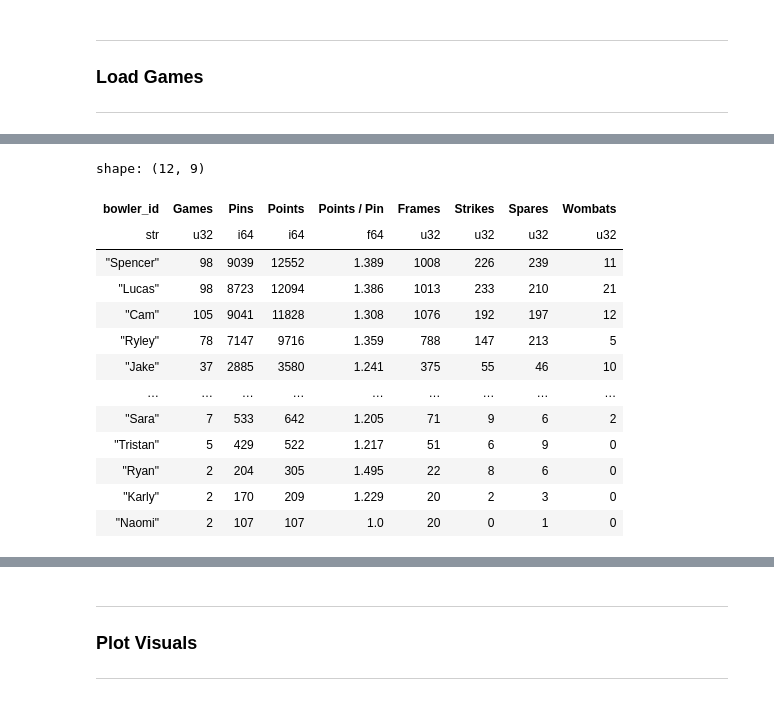
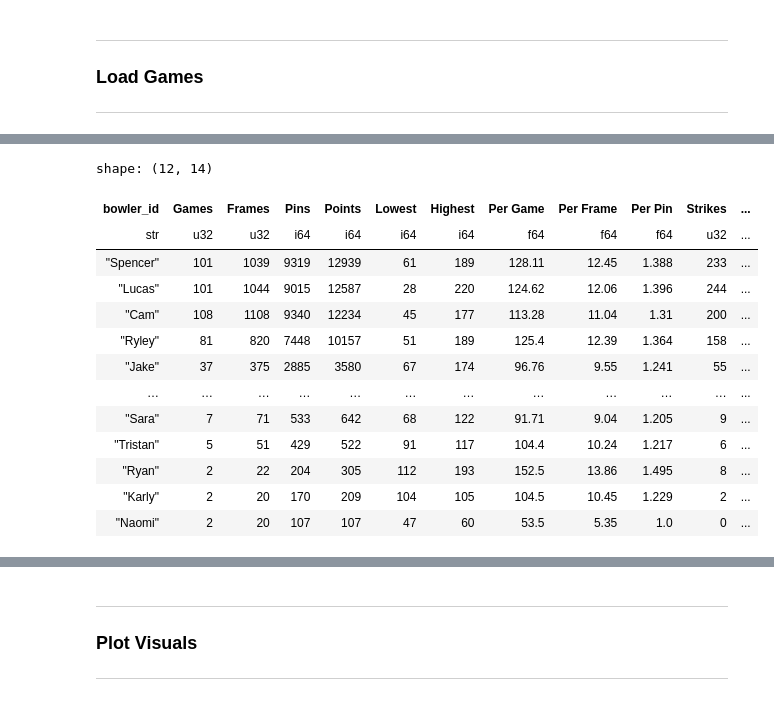
Before and after one commit to lucas-nelson-uiuc/pinsdb, a Jupyter notebook: test.ipynb, the cells around one changed output, grey strips where cells are left out. Saved outputs shown, nothing was run; the diff lists cells and outputs as text; code cells hidden in the pictures.

```diff
--- a/test.ipynb
+++ b/test.ipynb
@@ -10,6 +10,9 @@ import polars as pl
 from pinsdb.namespace.expressions import Bowling
 # %%
 all_games = Game.load_games()
+all_games = sorted(
+    Game.load_games(), key=lambda g: (g.date, g.game_id, g.bowler.bowler_id)
+)
 bowler_frame = (
     pl.DataFrame([attrs.asdict(game) for game in all_games])
     .with_columns(pl.col("bowler").struct.field("bowler_id"))
@@ -20,76 +24,97 @@ bowler_frame = (
 # %%
 import attrs
 import polars as pl
+from polars import selectors as cs
 
 from pinsdb.namespace.expressions import Bowling
+
+scoring_columns = ["Pins", "Points", "Lowest", "Highest"]
+rates_columns = ["Per Game", "Per Frame", "Per Pin"]
+frequency_columns = ["Strikes", "Spares", "Wombats", "Gutters"]
+
+n_recent_games: int = 50
+col_recent_games: str = f"Recent Games ({n_recent_games:,})"
 
 
 bowler_frame = (
     pl.DataFrame([attrs.asdict(game) for game in all_games])
     .with_columns(pl.col("bowler").struct.field("bowler_id"))
+    .sort("date", "game_id")
     .drop("bowler")
 )
 
 frames_data = (
-    bowler_frame
-    .with_columns(
-        pl.col("throws").bowling.construct_frames()
-    )
+    bowler_frame.with_columns(pl.col("throws").bowling.construct_frames())
     .explode("frames")
     .drop("throws")
     .with_columns(
+        pl.col("frames").bowling.is_gutter(),
         pl.col("frames").bowling.is_strike(),
         pl.col("frames").bowling.is_spare(),
         pl.col("frames").bowling.is_wombat(),
     )
 )
 
 summary_detection_table = (
-    frames_data
-    .group_by("bowler_id")
+    frames_data.group_by("bowler_id")
     .agg(
         pl.col("frames").count().alias("Frames"),
         pl.col("is_strike").sum().alias("Strikes"),
         pl.col("is_spare").sum().alias("Spares"),
         pl.col("is_wombat").sum().alias("Wombats"),
+        pl.col("is_gutter").sum().alias("Gutters"),
     )
     .sort("Strikes", "Spares", "Wombats", descending=True)
 )
 
 summary_statistics_table = (
-    bowler_frame
-    .with_columns(
+    bowler_frame.with_columns(
         pl.col("throws").bowling.compute_score(),
         pl.col("throws").list.sum().alias("pins"),
     )
     .group_by("bowler_id")
     .agg(
         pl.col("pins").count().alias("Games"),
         pl.col("pins").sum().alias("Pins"),
         pl.col("score").sum().alias("Points"),
+        pl.col("score").min().alias("Lowest"),
+        pl.col("score").max().alias("Highest"),
+        pl.col("score").tail(n_recent_games).alias(col_recent_games),
     )
-    .with_columns(
-        (pl.col("Points") / pl.col("Pins")).round(3).alias("Points / Pin")
-    )
-    .sort("Points / Pin", descending=True)
 )
 
-summary_table = summary_statistics_table.join(summary_detection_table, on="bowler_id").sort("Points", descending=True)
+summary_table = (
+    summary_statistics_table.join(summary_detection_table, on="bowler_id")
+    .with_columns(
+        (pl.col("Points") / pl.col("Games")).round(2).alias("Per Game"),
+        (pl.col("Points") / pl.col("Frames")).round(2).alias("Per Frame"),
+        (pl.col("Points") / pl.col("Pins")).round(3).alias("Per Pin"),
+    )
+    .sort("Points", descending=True)
+    .select(
+        "bowler_id",
+        "Games",
+        "Frames",
+        *scoring_columns,
+        *rates_columns,
+        *frequency_columns,
+    )  # , col_recent_games)
+)
 summary_table
 # %% [output]
-shape: (12, 9)
+shape: (12, 14)
-| bowler_id | Games | Pins | Points | Points / Pin | Frames | Strikes | Spares | Wombats |
-| str | u32 | i64 | i64 | f64 | u32 | u32 | u32 | u32 |
-| "Spencer" | 98 | 9039 | 12552 | 1.389 | 1008 | 226 | 239 | 11 |
-| "Lucas" | 98 | 8723 | 12094 | 1.386 | 1013 | 233 | 210 | 21 |
-| "Cam" | 105 | 9041 | 11828 | 1.308 | 1076 | 192 | 197 | 12 |
-| "Ryley" | 78 | 7147 | 9716 | 1.359 | 788 | 147 | 213 | 5 |
-| "Jake" | 37 | 2885 | 3580 | 1.241 | 375 | 55 | 46 | 10 |
-| … | … | … | … | … | … | … | … | … |
-| "Sara" | 7 | 533 | 642 | 1.205 | 71 | 9 | 6 | 2 |
-| "Tristan" | 5 | 429 | 522 | 1.217 | 51 | 6 | 9 | 0 |
-| "Ryan" | 2 | 204 | 305 | 1.495 | 22 | 8 | 6 | 0 |
-| "Karly" | 2 | 170 | 209 | 1.229 | 20 | 2 | 3 | 0 |
-| "Naomi" | 2 | 107 | 107 | 1.0 | 20 | 0 | 1 | 0 |
+| bowler_id | Games | Frames | Pins | Points | Lowest | Highest | Per Game | Per Frame | Per Pin | Strikes | ... |
+| str | u32 | u32 | i64 | i64 | i64 | i64 | f64 | f64 | f64 | u32 | ... |
+| "Spencer" | 101 | 1039 | 9319 | 12939 | 61 | 189 | 128.11 | 12.45 | 1.388 | 233 | ... |
+| "Lucas" | 101 | 1044 | 9015 | 12587 | 28 | 220 | 124.62 | 12.06 | 1.396 | 244 | ... |
+| "Cam" | 108 | 1108 | 9340 | 12234 | 45 | 177 | 113.28 | 11.04 | 1.31 | 200 | ... |
+| "Ryley" | 81 | 820 | 7448 | 10157 | 51 | 189 | 125.4 | 12.39 | 1.364 | 158 | ... |
+| "Jake" | 37 | 375 | 2885 | 3580 | 67 | 174 | 96.76 | 9.55 | 1.241 | 55 | ... |
+| … | … | … | … | … | … | … | … | … | … | … | ... |
+| "Sara" | 7 | 71 | 533 | 642 | 68 | 122 | 91.71 | 9.04 | 1.205 | 9 | ... |
+| "Tristan" | 5 | 51 | 429 | 522 | 91 | 117 | 104.4 | 10.24 | 1.217 | 6 | ... |
+| "Ryan" | 2 | 22 | 204 | 305 | 112 | 193 | 152.5 | 13.86 | 1.495 | 8 | ... |
+| "Karly" | 2 | 20 | 170 | 209 | 104 | 105 | 104.5 | 10.45 | 1.229 | 2 | ... |
+| "Naomi" | 2 | 20 | 107 | 107 | 47 | 60 | 53.5 | 5.35 | 1.0 | 0 | ... |
 # %%
 from great_tables import GT, style, loc
```
Also changed, not shown: parts of 3 cells of this notebook, 4 other files.
